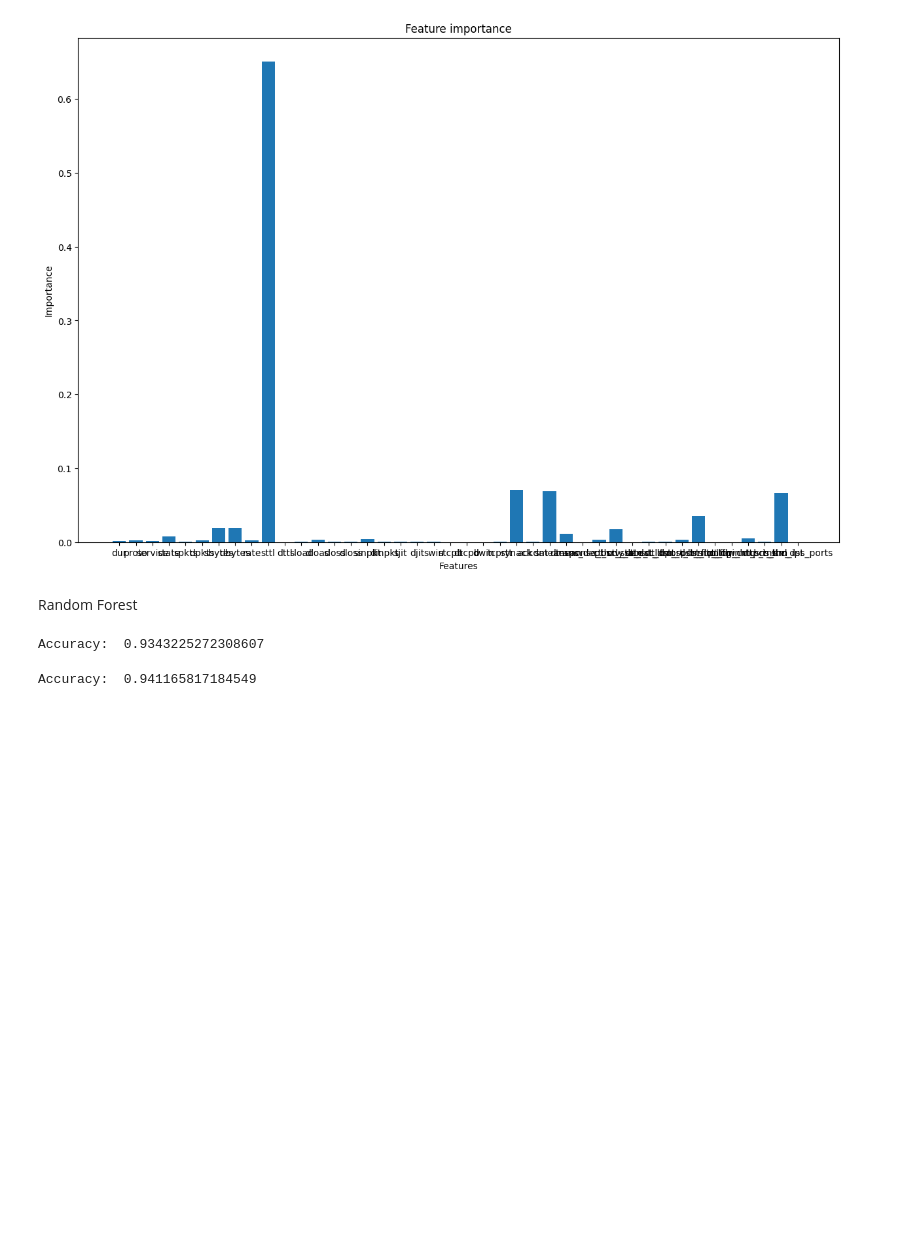
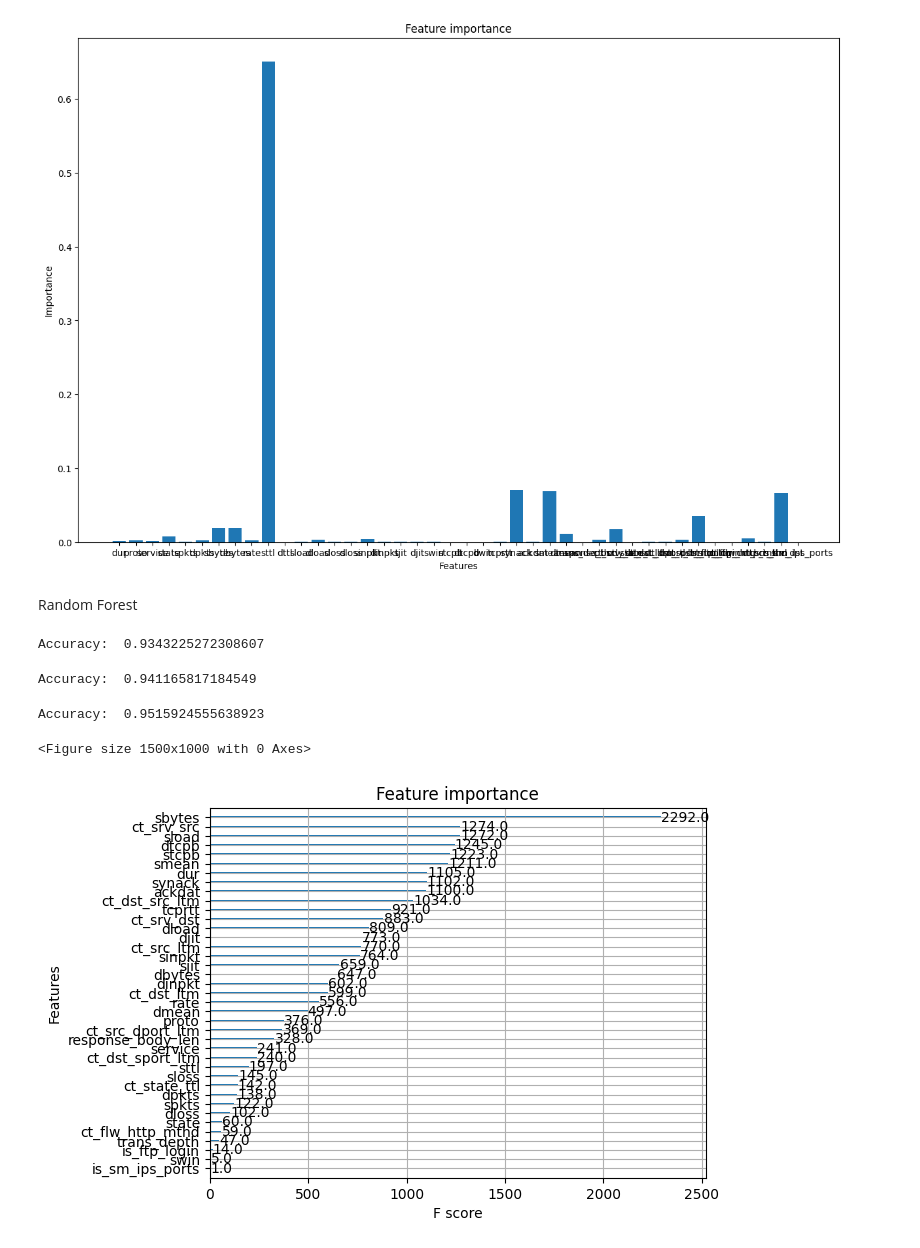
Before and after one commit to Abugahh/Detecting-Networks-Anomaly-using-ML, a Jupyter notebook: Project.ipynb, the cells around one changed output. Drawn from its saved outputs; the diff is of its cells as text; code cells hidden in the pictures; blank space fills up the shorter version.

```diff
--- a/Project.ipynb
+++ b/Project.ipynb
@@ -356,3 +430,31 @@ accuracy = accuracy_score(y_test, y_pred) # Use accuracy as the metric to measur
 print("Accuracy: ", accuracy)
 # %% [output]
 Accuracy:  0.941165817184549
+# %%
+# Create an XGBoost model
+
+
+from xgboost import XGBClassifier, plot_importance
+xgb = XGBClassifier(n_estimators=200, max_depth=10, learning_rate=0.1, objective='binary:logistic', random_state=11) # Use 200 trees, 10 levels of depth, 0.1 learning rate, binary logistic objective function, and a fixed seed for reproducibility
+
+# Fit the model to the training data
+xgb.fit(X_train, y_train)
+
+# Make predictions on the test data
+y_pred = xgb.predict(X_test)
+
+# Evaluate the performance of the model
+accuracy = accuracy_score(y_test, y_pred) # Use accuracy as the metric to measure how well the model predicts the labels
+print("Accuracy: ", accuracy)
+
+# Plot the feature importance of the model
+plt.figure(figsize=(15, 10))
+plot_importance(xgb)
+plt.xlabel('F score')
+plt.ylabel('Features')
+plt.title('Feature importance')
+plt.show()
+# %% [output]
+Accuracy:  0.9515924555638923
+<Figure size 1500x1000 with 0 Axes>
+[figure, added]
```
Also changed, not shown: parts of 5 cells of this notebook.
